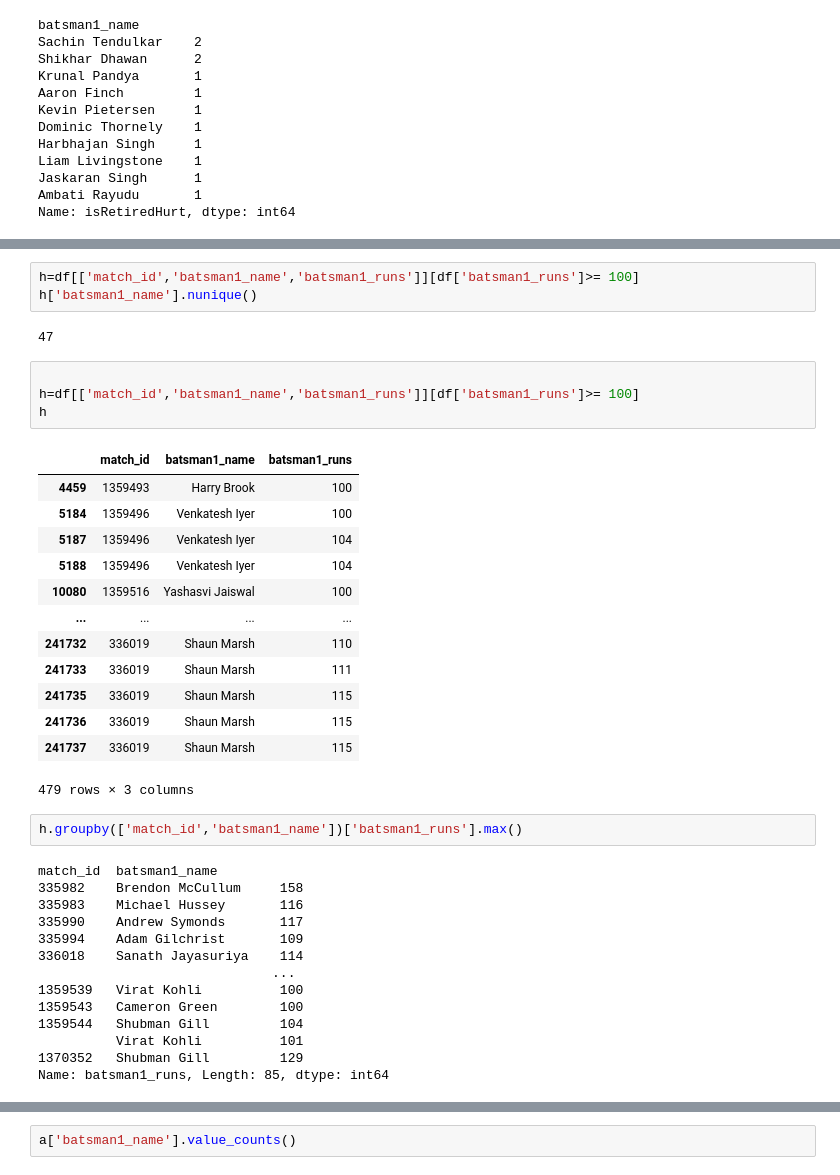
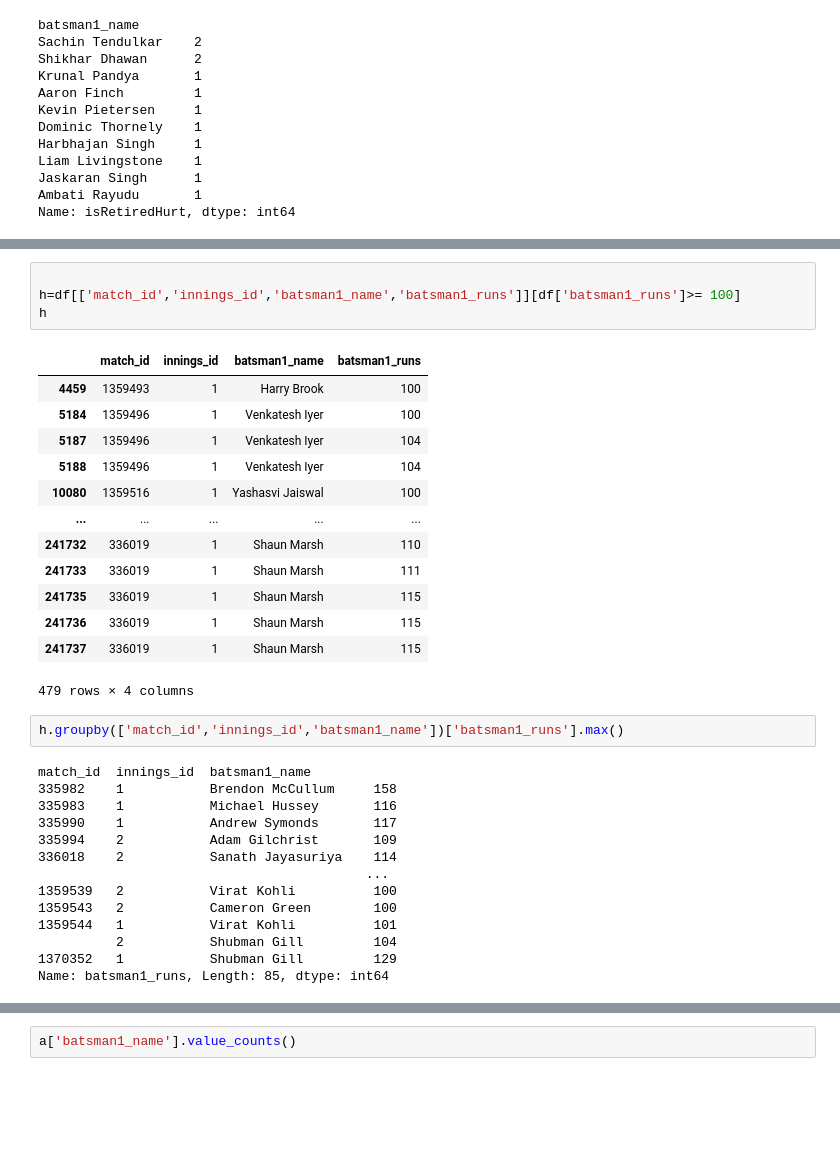
Before and after one commit to amalsalilan/IPL_Infographics_Data_Analytics_-_Data_Visualization_Infosys_Internship_Oct2024, a Jupyter notebook: eda_all_seasons_details.ipynb, the cells around one changed output, grey strips where cells are left out. Saved outputs shown, nothing was run; the diff lists cells and outputs as text; blank space fills up the shorter version.

```diff
--- a/eda_all_seasons_details.ipynb
+++ b/eda_all_seasons_details.ipynb
@@ -515,40 +960,35 @@ Name: match_id, dtype: int64
-# %%
-h=df[['match_id','batsman1_name','batsman1_runs']][df['batsman1_runs']>= 100]
-h['batsman1_name'].nunique()
-# %% [output]
-47
 # %%
 
-h=df[['match_id','batsman1_name','batsman1_runs']][df['batsman1_runs']>= 100]
+h=df[['match_id','innings_id','batsman1_name','batsman1_runs']][df['batsman1_runs']>= 100]
 h
 # %% [output]
-|  | match_id | batsman1_name | batsman1_runs |
-| 4459 | 1359493 | Harry Brook | 100 |
-| 5184 | 1359496 | Venkatesh Iyer | 100 |
-| 5187 | 1359496 | Venkatesh Iyer | 104 |
-| 5188 | 1359496 | Venkatesh Iyer | 104 |
-| 10080 | 1359516 | Yashasvi Jaiswal | 100 |
-| ... | ... | ... | ... |
-| 241732 | 336019 | Shaun Marsh | 110 |
-| 241733 | 336019 | Shaun Marsh | 111 |
-| 241735 | 336019 | Shaun Marsh | 115 |
-| 241736 | 336019 | Shaun Marsh | 115 |
-| 241737 | 336019 | Shaun Marsh | 115 |
+|  | match_id | innings_id | batsman1_name | batsman1_runs |
+| 4459 | 1359493 | 1 | Harry Brook | 100 |
+| 5184 | 1359496 | 1 | Venkatesh Iyer | 100 |
+| 5187 | 1359496 | 1 | Venkatesh Iyer | 104 |
+| 5188 | 1359496 | 1 | Venkatesh Iyer | 104 |
+| 10080 | 1359516 | 1 | Yashasvi Jaiswal | 100 |
+| ... | ... | ... | ... | ... |
+| 241732 | 336019 | 1 | Shaun Marsh | 110 |
+| 241733 | 336019 | 1 | Shaun Marsh | 111 |
+| 241735 | 336019 | 1 | Shaun Marsh | 115 |
+| 241736 | 336019 | 1 | Shaun Marsh | 115 |
+| 241737 | 336019 | 1 | Shaun Marsh | 115 |
-479 rows × 3 columns
+479 rows × 4 columns
 # %%
-h.groupby(['match_id','batsman1_name'])['batsman1_runs'].max()
+h.groupby(['match_id','innings_id','batsman1_name'])['batsman1_runs'].max()
 # %% [output]
-match_id  batsman1_name
-335982    Brendon McCullum     158
-335983    Michael Hussey       116
-335990    Andrew Symonds       117
-335994    Adam Gilchrist       109
-336018    Sanath Jayasuriya    114
-                              ...
-1359539   Virat Kohli          100
-1359543   Cameron Green        100
-1359544   Shubman Gill         104
-          Virat Kohli          101
-1370352   Shubman Gill         129
+match_id  innings_id  batsman1_name
+335982    1           Brendon McCullum     158
+335983    1           Michael Hussey       116
+335990    1           Andrew Symonds       117
+335994    2           Adam Gilchrist       109
+336018    2           Sanath Jayasuriya    114
+                                          ...
+1359539   2           Virat Kohli          100
+1359543   2           Cameron Green        100
+1359544   1           Virat Kohli          101
+          2           Shubman Gill         104
+1370352   1           Shubman Gill         129
 Name: batsman1_runs, Length: 85, dtype: int64
 # %%
```
Also changed, not shown: parts of 53 cells of this notebook.
